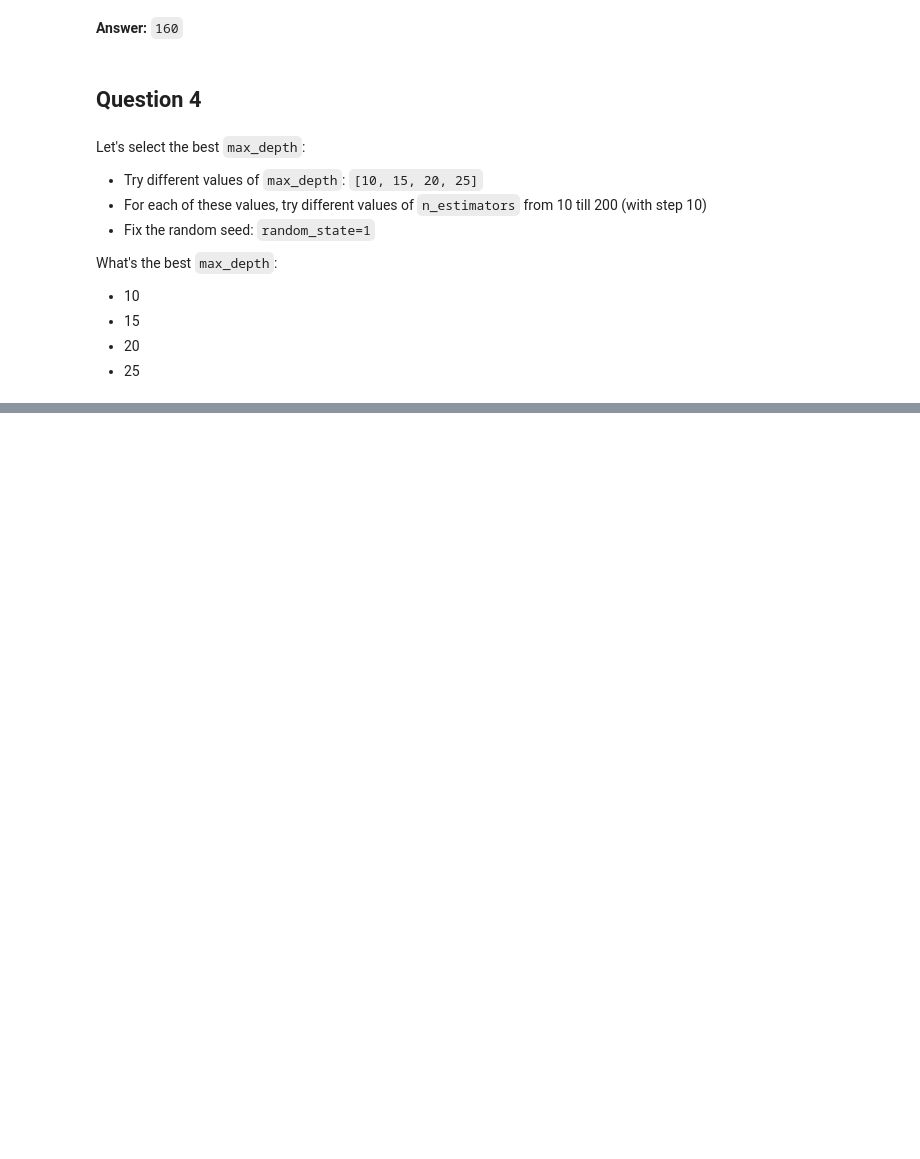
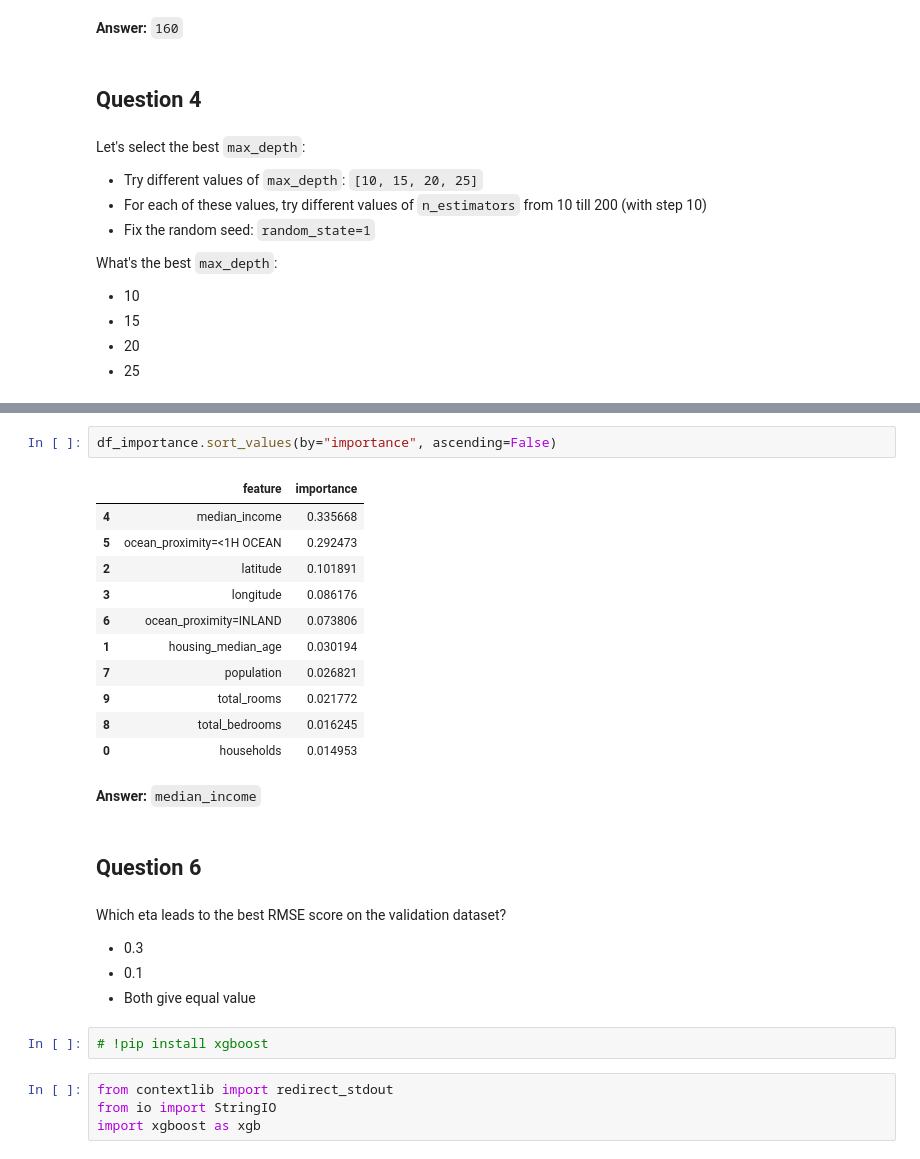
Before and after one commit to joweyel/ml-zoomcamp-material, a Jupyter notebook: 06-trees/homework/solution.ipynb, the cells around one changed output, grey strips where cells are left out. Saved outputs shown, nothing was run; the diff lists cells and outputs as text; blank space fills up the shorter version.

```diff
--- a/06-trees/homework/solution.ipynb
+++ b/06-trees/homework/solution.ipynb
@@ -264,0 +326,30 @@ df_scores.sort_values(by="rmse", ascending=False).head()
+# %%
+df_importance.sort_values(by="importance", ascending=False)
+# %% [output]
+|  | feature | importance |
+| 4 | median_income | 0.335668 |
+| 5 | ocean_proximity=<1H OCEAN | 0.292473 |
+| 2 | latitude | 0.101891 |
+| 3 | longitude | 0.086176 |
+| 6 | ocean_proximity=INLAND | 0.073806 |
+| 1 | housing_median_age | 0.030194 |
+| 7 | population | 0.026821 |
+| 9 | total_rooms | 0.021772 |
+| 8 | total_bedrooms | 0.016245 |
+| 0 | households | 0.014953 |
+# %% [markdown]
+**Answer:** `median_income`
+# %% [markdown]
+## Question 6
+# %% [markdown]
+Which eta leads to the best RMSE score on the validation dataset?
+
+* 0.3
+* 0.1
+* Both give equal value
+# %%
+# !pip install xgboost
+# %%
+from contextlib import redirect_stdout
+from io import StringIO
+import xgboost as xgb
```
Also changed, not shown: parts of 28 cells of this notebook, 1 other file.
